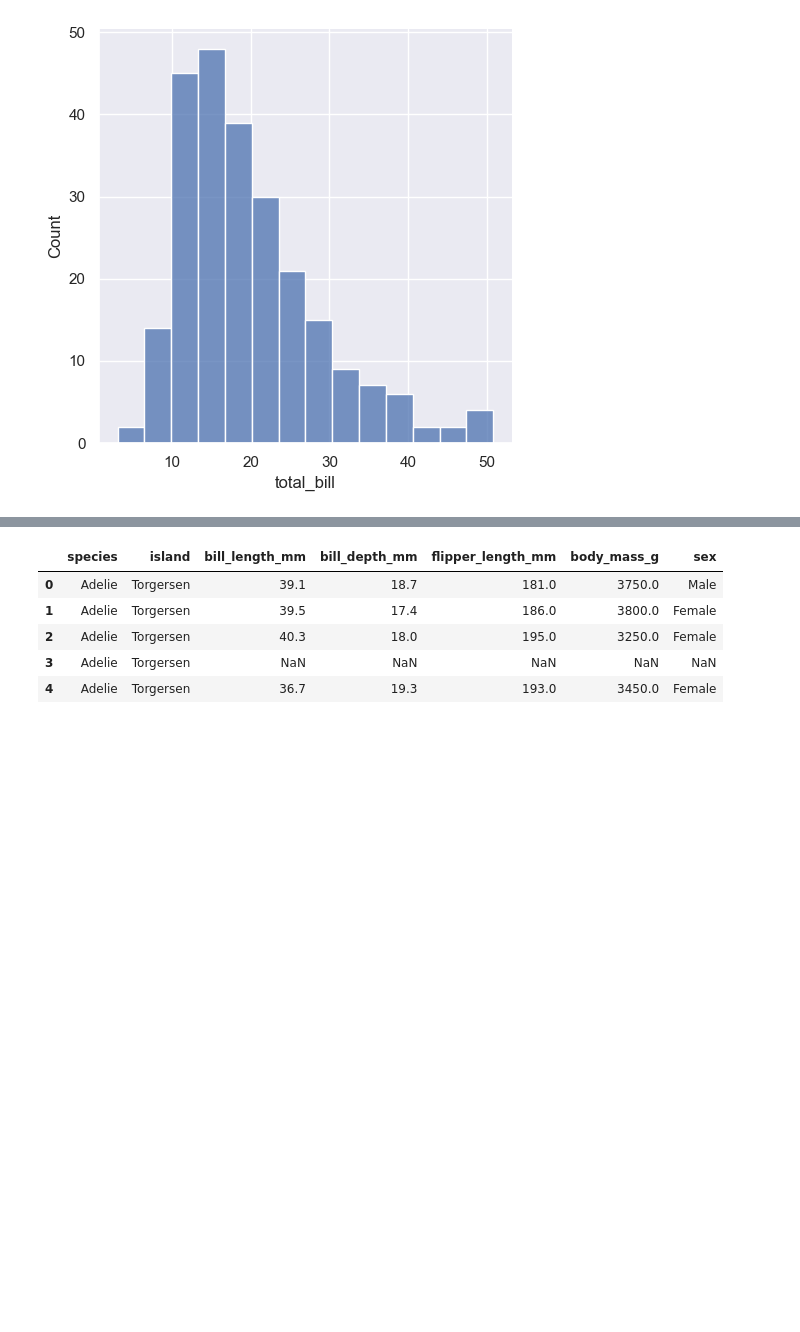
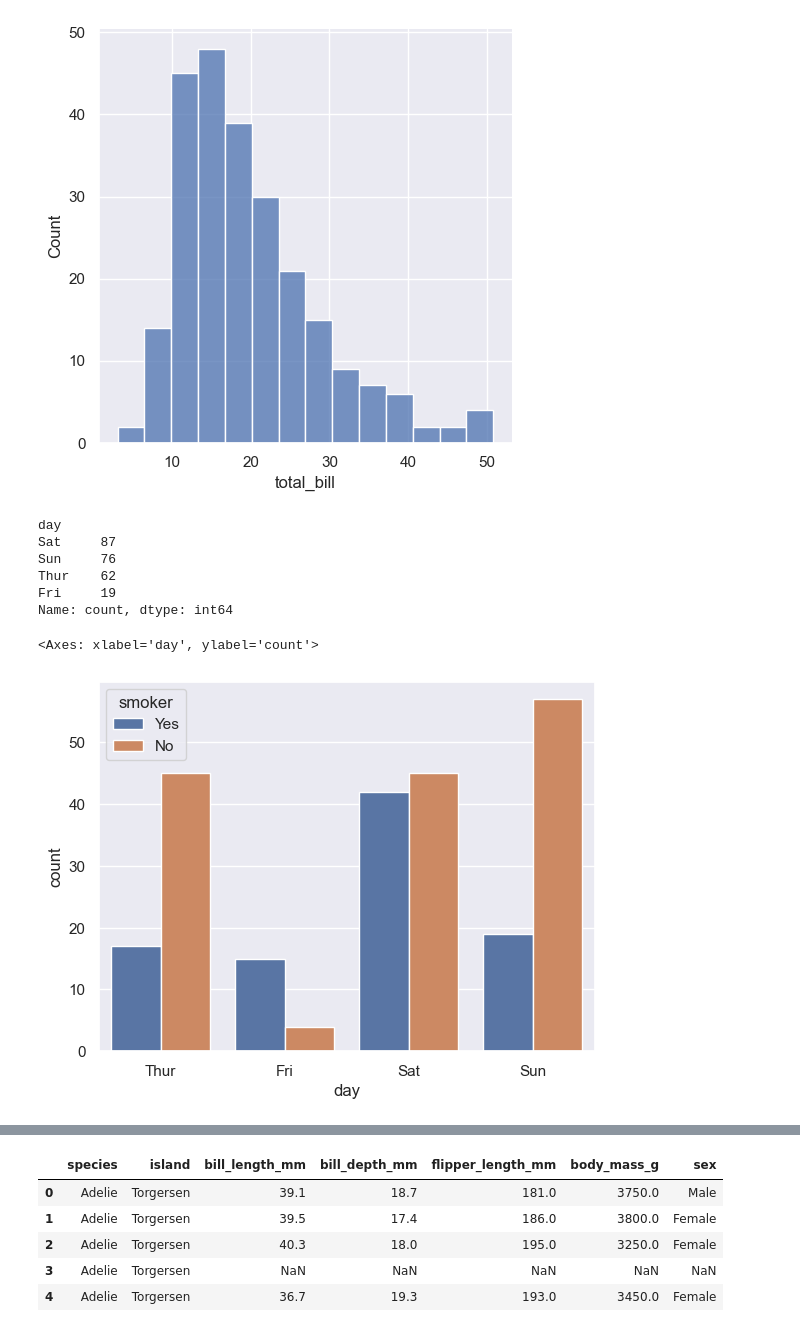
Before and after one commit to tareq-ur/Project1, a Jupyter notebook: Seabron1st.ipynb, the cells around one changed output, grey strips where cells are left out. Drawn from its saved outputs; the diff is of its cells as text; code cells hidden in the pictures; blank space fills up the shorter version.

```diff
--- a/Seabron1st.ipynb
+++ b/Seabron1st.ipynb
@@ -139,0 +143,18 @@ sns.displot(
+# %%
+tips['day'].value_counts()
+# %% [output]
+day
+Sat     87
+Sun     76
+Thur    62
+Fri     19
+Name: count, dtype: int64
+# %%
+sns.countplot(
+    data=tips,
+    x="day",
+  hue="smoker",
+  )
+# %% [output]
+<Axes: xlabel='day', ylabel='count'>
+[figure, added]
```
Also changed, not shown: parts of 5 cells of this notebook.
